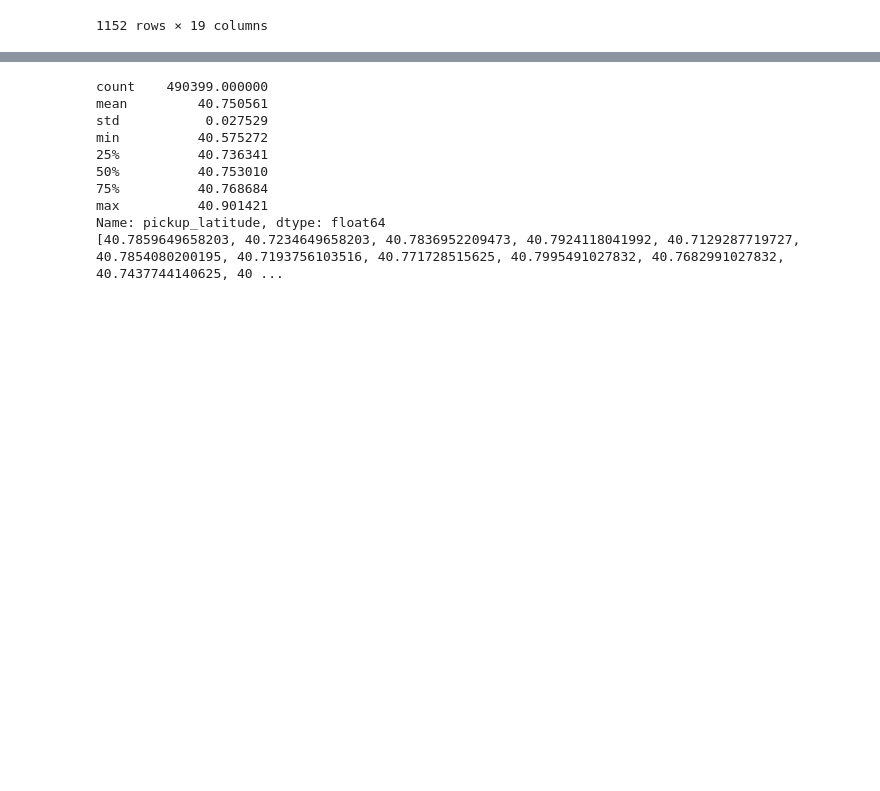
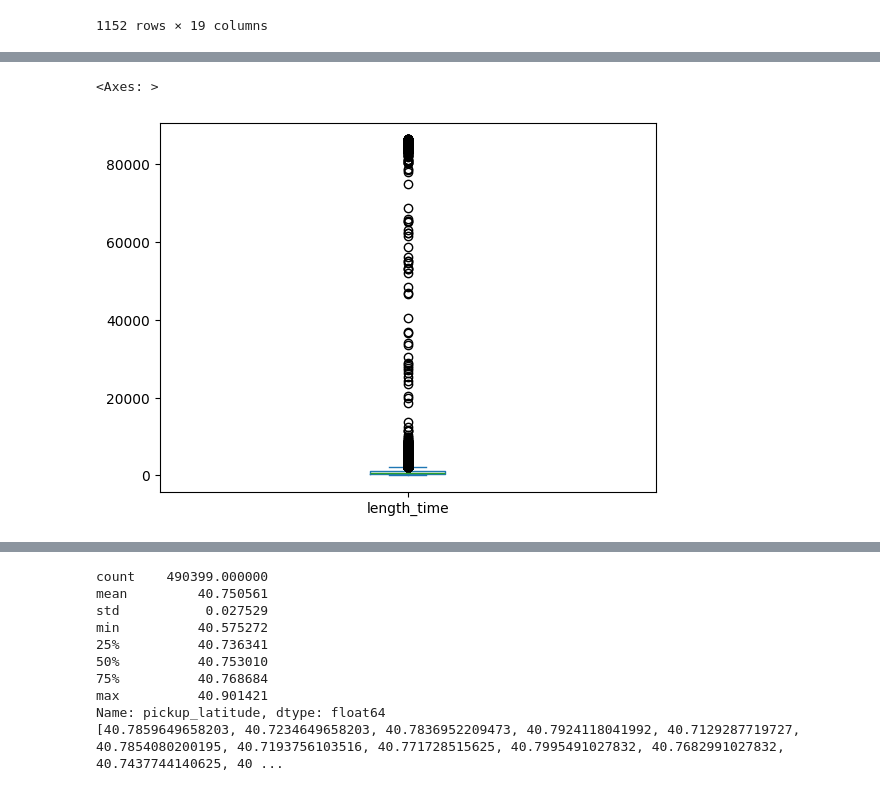
Before and after one commit to MichalKrzyzanski2002/Foundations-Data-Science-Project, a Jupyter notebook: Cleaning.ipynb, the cells around one changed output, grey strips where cells are left out. Cells and saved outputs as stored; diff of their text form; code cells hidden in the pictures; blank space fills up the shorter version.

```diff
--- a/Cleaning.ipynb
+++ b/Cleaning.ipynb
@@ -211,3 +189,8 @@ Name: length_time, dtype: float64
+# %%
+data["length_time"].plot.box() # now it looks much better
+# %% [output]
+<Axes: >
+[figure, added]
 # %%
 describe("pickup_boro_code") # The five boroughs of NYC: 1 is Manhattan, 2 is The Bronx, 3 is Brooklyn,  4 is Queens, and 5 is Staten Island
 # %% [output]
```
Also changed, not shown: parts of 66 cells of this notebook.
